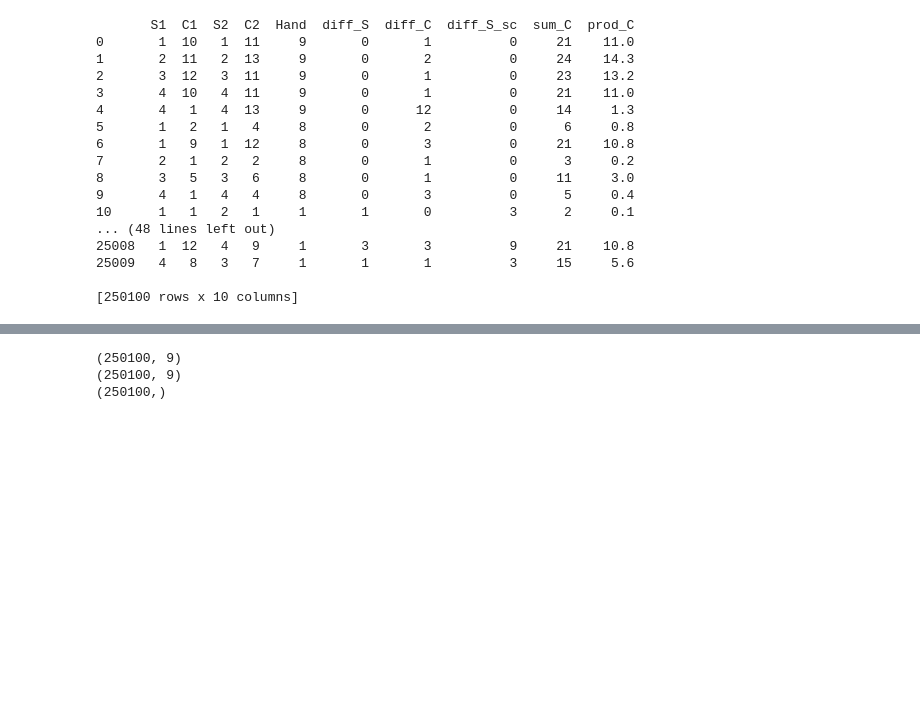
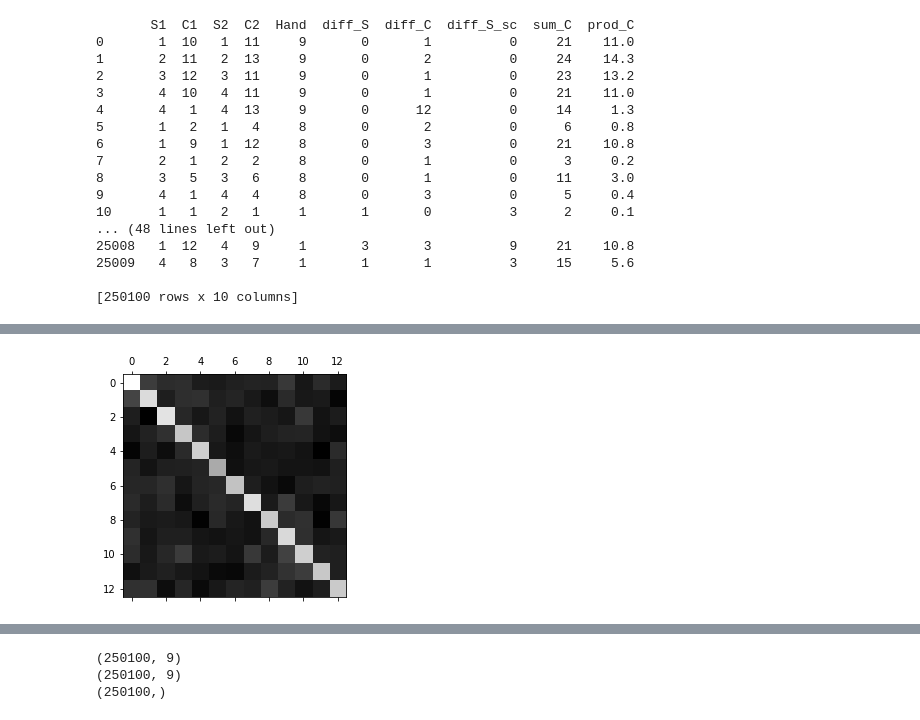
Before and after one commit to KeplerC/TexasHoldem, a Jupyter notebook: Untitled.ipynb, the cells around one changed output, grey strips where cells are left out. Drawn from its saved outputs; the diff is of its cells as text; code cells hidden in the pictures; blank space fills up the shorter version.

```diff
--- a/Untitled.ipynb
+++ b/Untitled.ipynb
@@ -1,5 +1,5 @@
 # %%
-SCORE_FOLD = 1 #if expected score is below two pairs, then fold
+SCORE_FOLD = 0 #if expected score is below one pairs, then fold
 
 #import libraries
 import pandas as pd
@@ -119,3 +119,21 @@ print(training_df)
 25009   4   8   3   7       1       1          3     15     5.6
 
 [250100 rows x 9 columns]
+# %%
+import numpy as np
+
+#do a counting on each cell
+hand = np.zeros([13, 13])
+suit = np.zeros([4, 4])
+l = list(train_labels)
+for i in range(len(l)):
+    if(l[i] == 1):
+        C1 = int(training_df.iloc[i][1])-1
+        C2 = int(training_df.iloc[i][3])-1
+        S1 = int(training_df.iloc[i][0])-1
+        S2 = int(training_df.iloc[i][2])-1
+        hand[C1][C2] += 1
+        suit[S1][S2] += 1
+
+print(hand)
+print(suit)
@@ -121,0 +158,7 @@ print(training_df)
+# %%
+#graph of hand
+import matplotlib.pyplot as plt
+plt.matshow(hand, cmap=plt.cm.gray)
+plt.show()
+# %% [output]
+[figure, added]
```
Also changed, not shown: parts of 4 cells of this notebook.
